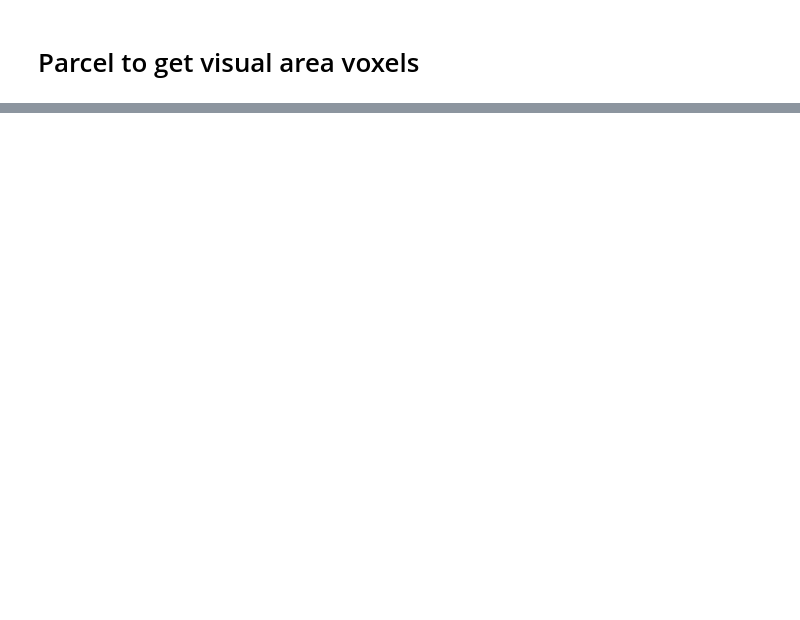
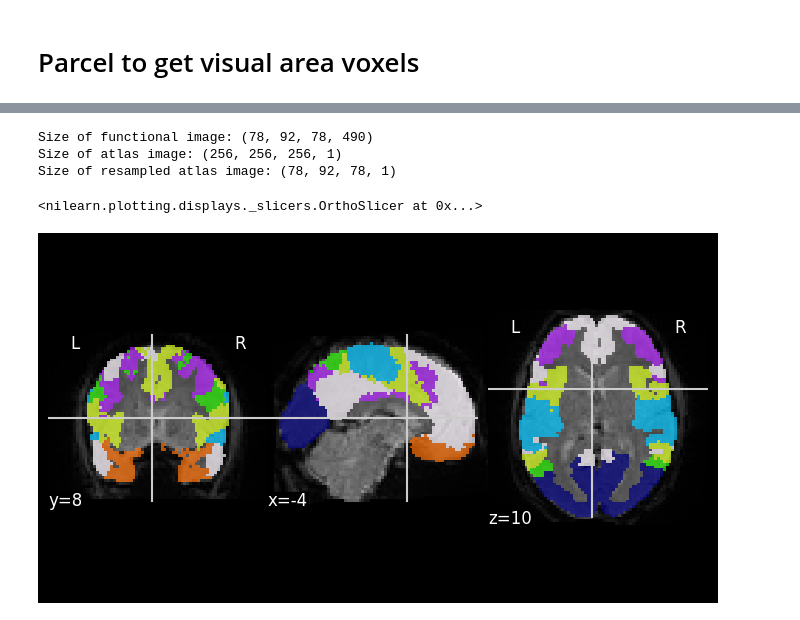
Before and after one commit to laurabpaulsen/fMRI_analysis, a Jupyter notebook: sanity_checks.ipynb, the cells around one changed output, grey strips where cells are left out. Saved outputs shown, nothing was run; the diff lists cells and outputs as text; code cells hidden in the pictures; blank space fills up the shorter version.

```diff
--- a/sanity_checks.ipynb
+++ b/sanity_checks.ipynb
@@ -41,0 +51,17 @@ nplot.plot_roi(visual_mask, title="Visual cortex mask")
+# %%
+print('Size of functional image:', func_img.shape)
+print('Size of atlas image:', roi_labels.shape)
+
+# we have to resample
+resampled_labels= nimg.resample_to_img(roi_labels, func_img, interpolation = 'nearest')
+print('Size of resampled atlas image:', resampled_labels.shape)
+# %% [output]
+Size of functional image: (78, 92, 78, 490)
+Size of atlas image: (256, 256, 256, 1)
+Size of resampled atlas image: (78, 92, 78, 1)
+# %%
+# plotting our parcels over the bold
+nplot.plot_roi(resampled_labels, func_img.slicer[:, :, :, 54])
+# %% [output]
+<nilearn.plotting.displays._slicers.OrthoSlicer at 0x...>
+[figure, added]
```
Also changed, not shown: parts of 4 cells of this notebook.
